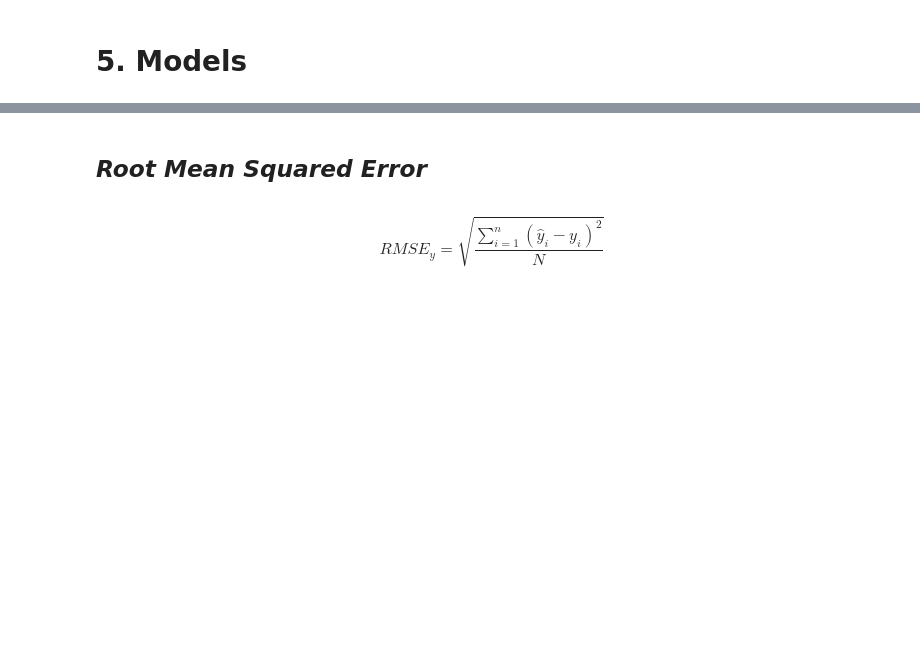
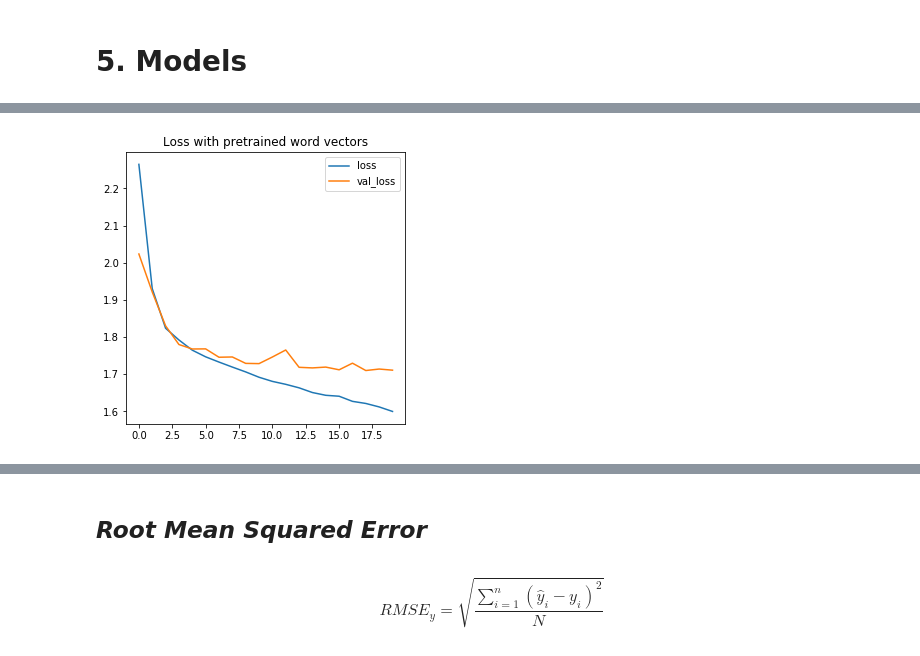
Before and after one commit to kimrharper/thinkful, a Jupyter notebook: unit6/unit6-capstone-v1.ipynb, the cells around one changed output, grey strips where cells are left out. Cells and saved outputs as stored; diff of their text form; code cells hidden in the pictures; blank space fills up the shorter version.

```diff
--- a/unit6/unit6-capstone-v1.ipynb
+++ b/unit6/unit6-capstone-v1.ipynb
@@ -205,3 +203,5 @@ X_train, X_test, y_train, y_test = train_test_split(X, y, test_size=0.33, random
+# %%
+target_categorical_unique = len(review['rating'].unique())
 # %%
 WV_DIM = 100
 nb_words = min(MAX_NB_WORDS, len(word_vectors.vocab))
@@ -243,11 +243,11 @@ x = Bidirectional(LSTM(64, return_sequences=False))(embedded_sequences)
 # Output
 x = Dropout(0.2)(x)
 x = BatchNormalization()(x)
-preds = Dense(10, activation='sigmoid')(x)
+preds = Dense(target_categorical_unique, activation='sigmoid')(x)
 # %%
 # build the model
 model = Model(inputs=[comment_input], outputs=preds)
-model.compile(loss='binary_crossentropy',
+model.compile(loss='categorical_crossentropy',
               optimizer=Adam(lr=0.001, clipnorm=.25, beta_1=0.7, beta_2=0.99),
               metrics=['categorical_accuracy'])
 # %%
@@ -272,5 +272,5 @@ Non-trainable params: 1,187,956
 _________________________________________________________________
 # %%
-hist = model.fit(X_train, y_train, validation_split=0.1,
-                 epochs=3, verbose=1,batch_size=256, shuffle=True)
+hist = model.fit(X_train, y_train, validation_split=0.2,
+                 epochs=20, verbose=1,batch_size=256, shuffle=True)
 # %% [output]
@@ -284,2 +294,12 @@ Epoch 3/3
+# %%
+history = pd.DataFrame(hist.history)
+plt.figure(figsize=(5,5));
+plt.plot(history["loss"]);
+plt.plot(history["val_loss"]);
+plt.title("Loss with pretrained word vectors")
+plt.legend()
+plt.show();
+# %% [output]
+[figure, added]
 # %%
 score = model.evaluate(X_test, y_test, verbose=0)
```
Also changed, not shown: parts of 20 cells of this notebook.
